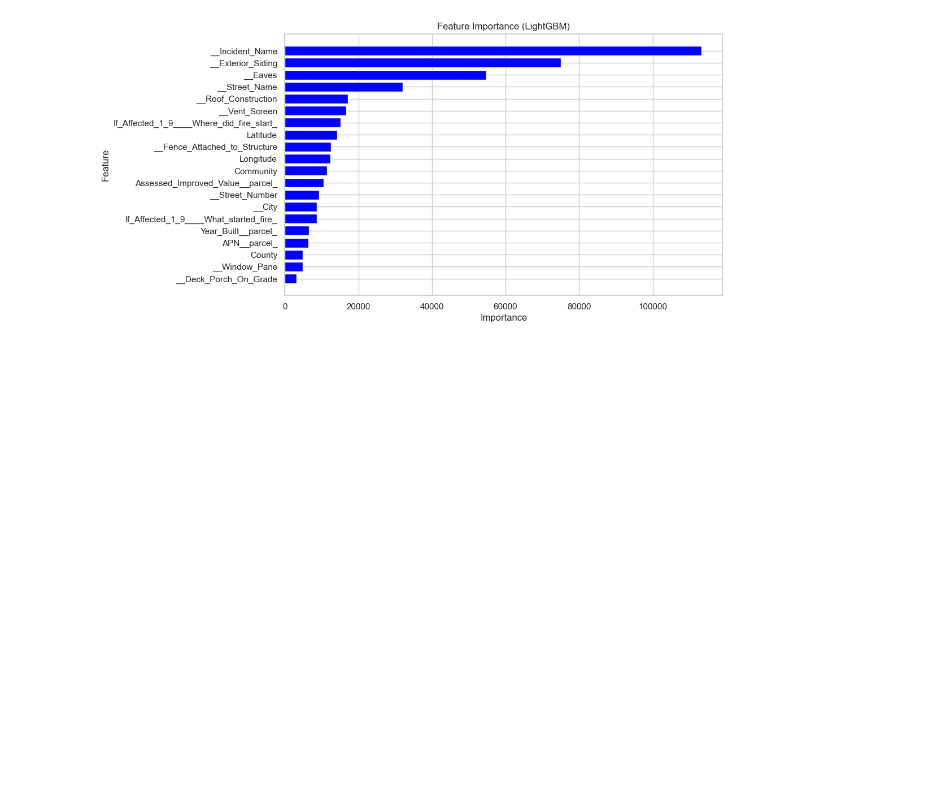
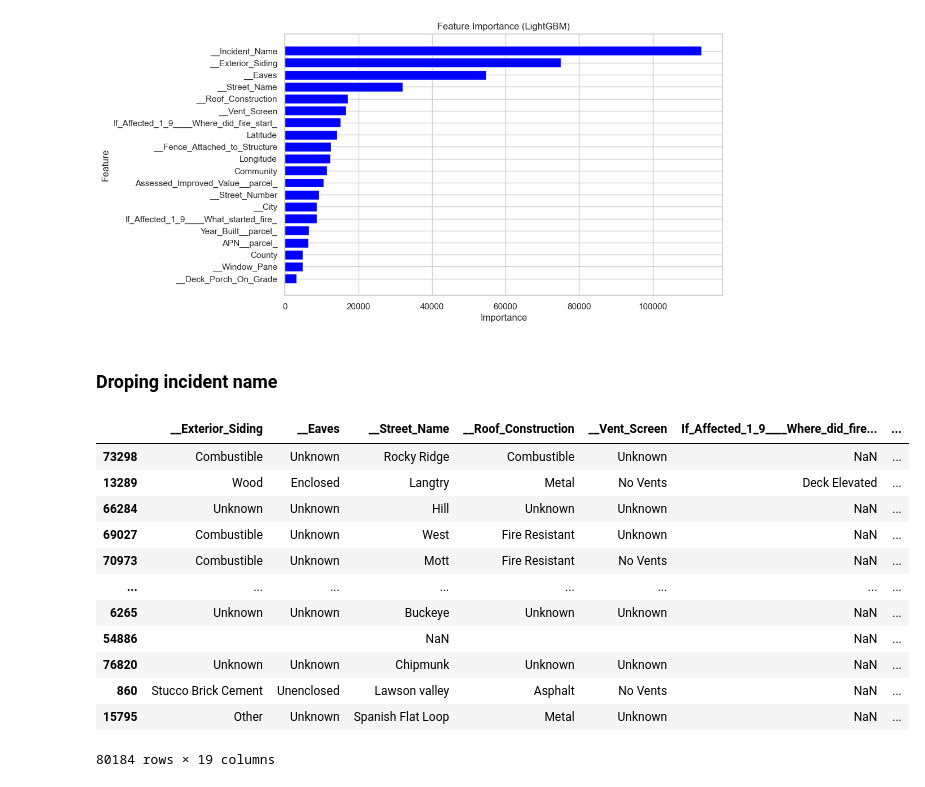
Before and after one commit to Isaacfer49/CaliforniaWildfire, a Jupyter notebook: CaliWildFire.ipynb, the cells around one changed output. Drawn from its saved outputs; the diff is of its cells as text; code cells hidden in the pictures; blank space fills up the shorter version.

```diff
--- a/CaliWildFire.ipynb
+++ b/CaliWildFire.ipynb
@@ -1038,3 +1038,5 @@ plt.gca().invert_yaxis()  # Highest importance at the top
 plt.show()
 # %% [output]
 [figure]
+# %% [markdown]
+### Droping incident name
@@ -1040,0 +1048,16 @@ plt.show()
+# %%
+X_train_selected
+# %% [output]
+|  | __Exterior_Siding | __Eaves | __Street_Name | __Roof_Construction | __Vent_Screen | If_Affected_1_9____Where_did_fire... | ... |
+| 73298 | Combustible | Unknown | Rocky Ridge | Combustible | Unknown | NaN | ... |
+| 13289 | Wood | Enclosed | Langtry | Metal | No Vents | Deck Elevated | ... |
+| 66284 | Unknown | Unknown | Hill | Unknown | Unknown | NaN | ... |
+| 69027 | Combustible | Unknown | West | Fire Resistant | Unknown | NaN | ... |
+| 70973 | Combustible | Unknown | Mott | Fire Resistant | No Vents | NaN | ... |
+| ... | ... | ... | ... | ... | ... | ... | ... |
+| 6265 | Unknown | Unknown | Buckeye | Unknown | Unknown | NaN | ... |
+| 54886 |  |  | NaN |  |  | NaN | ... |
+| 76820 | Unknown | Unknown | Chipmunk | Unknown | Unknown | NaN | ... |
+| 860 | Stucco Brick Cement | Unenclosed | Lawson valley | Asphalt | No Vents | NaN | ... |
+| 15795 | Other | Unknown | Spanish Flat Loop | Metal | Unknown | NaN | ... |
+80184 rows × 19 columns
```
Also changed, not shown: parts of 3 cells of this notebook.
